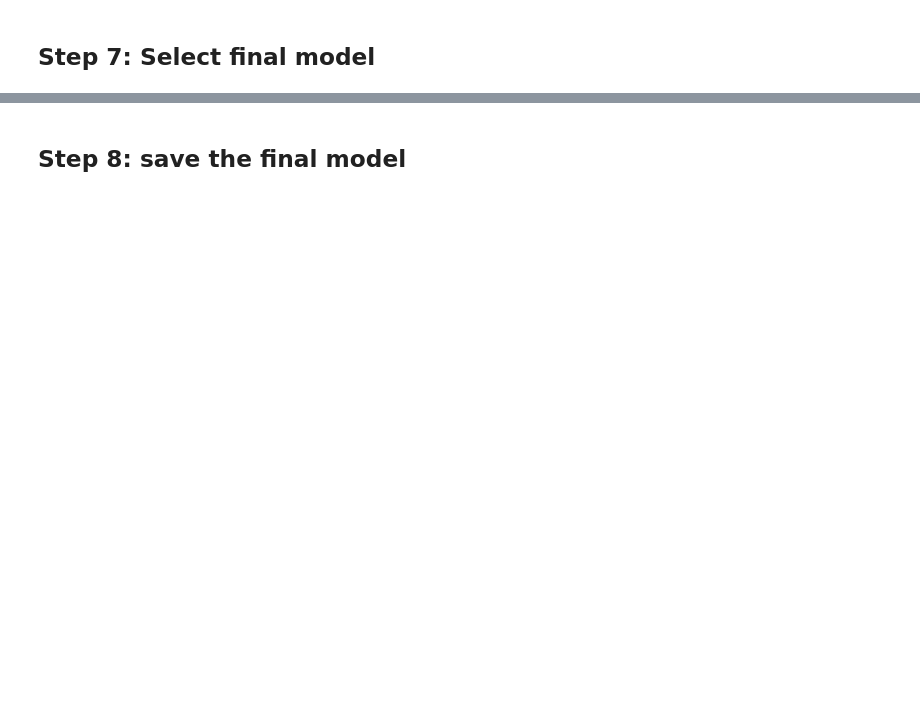
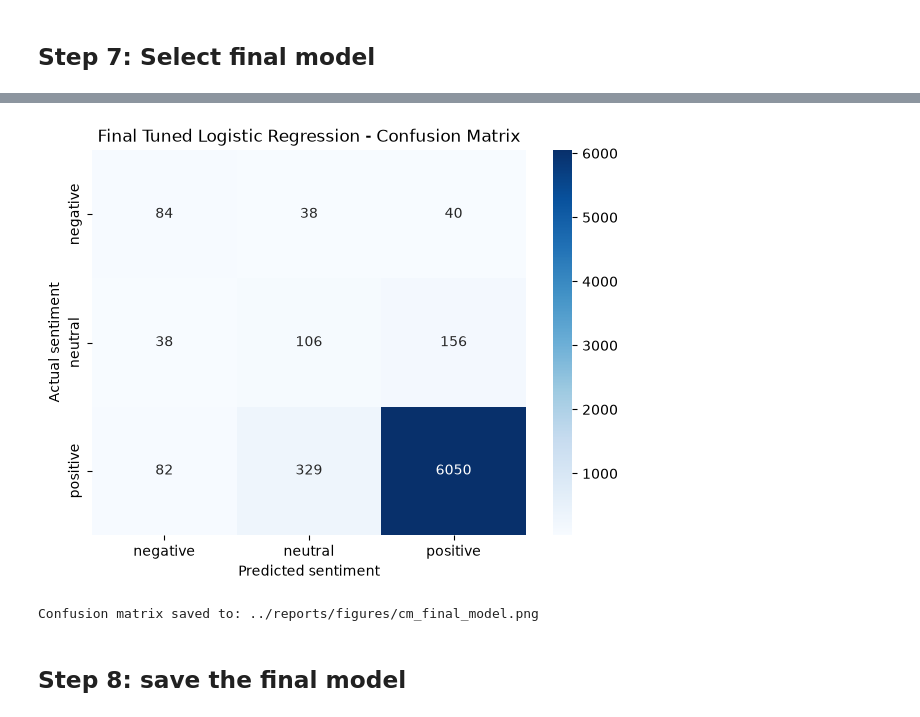
Before and after one commit to haripriya91/Automated-Customer-Reviews, a Jupyter notebook: notebooks/03_sentiment_model.ipynb, the cells around one changed output, grey strips where cells are left out. Drawn from its saved outputs; the diff is of its cells as text; code cells hidden in the pictures; blank space fills up the shorter version.

Commit message:
Sentimental Model Tuning

```diff
--- a/notebooks/03_sentiment_model.ipynb
+++ b/notebooks/03_sentiment_model.ipynb
@@ -214,0 +204,9 @@ plt.show()
+# %%
+# Test only the most useful settings first
+param_grid = {
+    "tfidf__max_features": [10000, 20000],
+    "tfidf__ngram_range": [(1, 2)],
+    "tfidf__min_df": [2],
+    "lr__C": [0.5, 1, 2],
+    "lr__class_weight": ["balanced", None]
+}
@@ -501,0 +759,10 @@ plt.show()
+# %%
+# STEP 6: Select the best tuned pipeline as the final candidate
+
+final_model = weight_grid.best_estimator_
+
+# Confirm that we selected the tuned model
+print(final_model)
+
+# Check the classes the model can predict
+print("Sentiment classes:", final_model.classes_)
@@ -501,0 +824,59 @@ plt.show()
+# %%
+# STEP 8: Create the confusion matrix
+
+from sklearn.metrics import confusion_matrix
+import pandas as pd
+import matplotlib.pyplot as plt
+import seaborn as sns
+from pathlib import Path
+
+labels = ["negative", "neutral", "positive"]
+
+cm_final = confusion_matrix(
+    y_test,
+    y_pred_final,
+    labels=labels
+)
+
+# Display the counts as a readable table
+cm_final_df = pd.DataFrame(
+    cm_final,
+    index=labels,
+    columns=labels
+)
+
+print("Final Confusion Matrix:")
+display(cm_final_df)
+
+# STEP 9: Plot the confusion matrix
+
+plt.figure(figsize=(7, 5))
+
+sns.heatmap(
+    cm_final_df,
+    annot=True,
+    fmt="d",
+    cmap="Blues"
+)
+
+plt.xlabel("Predicted sentiment")
+plt.ylabel("Actual sentiment")
+plt.title("Final Tuned Logistic Regression - Confusion Matrix")
+
+# Create the reports/figures folder if it does not exist
+figures_dir = Path("../reports/figures")
+figures_dir.mkdir(parents=True, exist_ok=True)
+
+# Save the figure for your project report or README
+cm_path = figures_dir / "cm_final_model.png"
+
+plt.savefig(
+    cm_path,
+    dpi=150,
+    bbox_inches="tight"
+)
+
+plt.show()
+
+print(f"Confusion matrix saved to: {cm_path}")
+# %% [output]
@@ -502,3 +888,5 @@ plt.show()
+[figure, added]
+Confusion matrix saved to: ../reports/figures/cm_final_model.png
 # %% [markdown]
 ## Step 8: save the final model
 # %%
```
Also changed, not shown: parts of 29 cells of this notebook, 6 other files.
